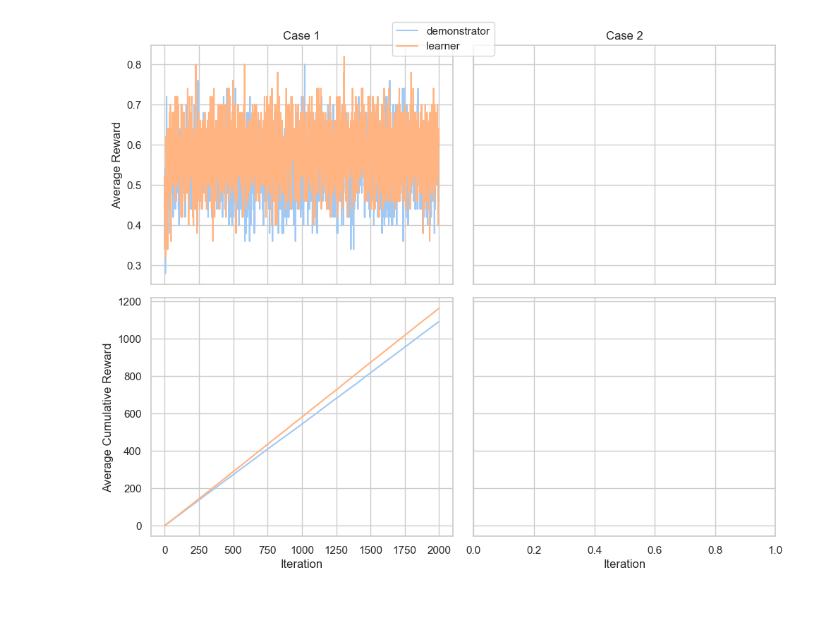
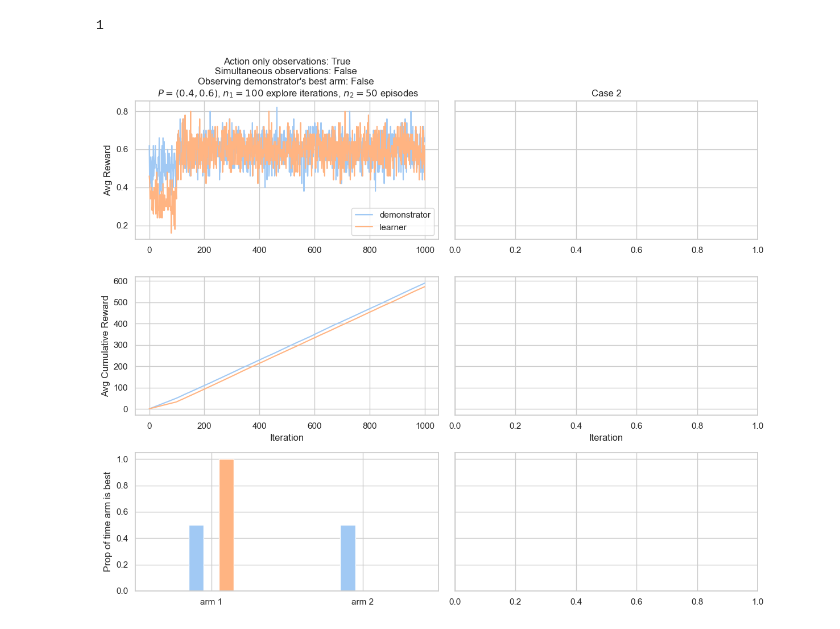
Before and after one commit to martinezjulio/socialmotivation, a Jupyter notebook: mamabp.ipynb, the cells around one changed output. Drawn from its saved outputs; the diff is of its cells as text; code cells hidden in the pictures.

Commit message:
updated simulatenous/choice observations and added plots to notebook

```diff
--- a/mamabp.ipynb
+++ b/mamabp.ipynb
@@ -11,12 +11,12 @@ import seaborn as sns
 sns.set_theme(style="whitegrid", palette="pastel")
 # %%
 bandit_config = {}
-bandit_config['payoffs'] = [0.6, 0.3]
+bandit_config['payoffs'] = [0.4, 0.6]
 bandit_config['sampling_distribution'] = 'uniform'
 
 demonstrator_config = {}
-demonstrator_config['num_iterations'] = 2000
-demonstrator_config['num_initial_rounds'] = 10
+demonstrator_config['num_iterations'] = 1000 #160
+demonstrator_config['num_initial_rounds'] = 100
 demonstrator_config['decay'] = None
 demonstrator_config['epsilon'] = None
 demonstrator_config['optimistic'] = None
@@ -33,20 +33,22 @@ learner_config['optimistic'] = demonstrator_config['optimistic']
 learner_config['solver'] = demonstrator_config['solver']
 learner_config['random_agent'] = demonstrator_config['random_agent']
 learner_config['social_agent'] = True
-learner_config['observe_simultaneously'] = True
+learner_config['observe_simultaneously'] = False
 learner_config['observe_action_only'] = True
 learner_config['observe_current_iteration'] = True
 
 num_episodes = 50
 solvers = ['greedy']
+env = bandits.Bandit(bandit_config)
 
 demonstrator_all_rewards = np.empty(shape=(len(solvers),num_episodes, demonstrator_config['num_iterations']),dtype=float)
 demonstrator_all_actions = np.empty(shape=(len(solvers),num_episodes, demonstrator_config['num_iterations']),dtype=float)
+demonstrator_best_arm_estimate_proportions = np.arange(env.num_arms)
 
 learner_all_rewards = np.empty(shape=(len(solvers),num_episodes, learner_config['num_iterations']),dtype=float)
 learner_all_actions = np.empty(shape=(len(solvers),num_episodes, learner_config['num_iterations']),dtype=float)
+learner_best_arm_estimate_proportions = np.arange(env.num_arms)
 
-env = bandits.Bandit(bandit_config)
 for i, solver in enumerate(solvers):
     for j in range(num_episodes):
         demonstrator = banditagents.GreedyAgent(demonstrator_config)
@@ -58,6 +60,12 @@ for i, solver in enumerate(solvers):
 
         learner = banditagents.GreedyAgent(learner_config)
         # run greedy explore
-        learner(env, demonstrator)
+        init_rewards, agent2_rewards = learner(env, demonstrator)
         learner_all_rewards[i,j,:] = learner.reward_history
         learner_all_actions[i,j,:] = learner.arm_id_history
+
+        learner_best_arm_estimate_proportions[learner.best_arm_id]=+1
+        demonstrator_best_arm_estimate_proportions[demonstrator.best_arm_id]=+1
+
+demonstrator_best_arm_estimate_proportions = demonstrator_best_arm_estimate_proportions/np.sum(demonstrator_best_arm_estimate_proportions)
+learner_best_arm_estimate_proportions = learner_best_arm_estimate_proportions/np.sum(learner_best_arm_estimate_proportions)
@@ -63,0 +175,8 @@ for i, solver in enumerate(solvers):
+# %%
+init_mean_payoffs = {} # average payoff using initial rewards
+for key, value in cir.items():
+    init_mean_payoffs[key] = np.mean(value)
+best_arm_id = max(init_mean_payoffs, key=init_mean_payoffs.get)
+best_arm_id
+# %% [output]
+1
@@ -64,34 +193,58 @@ for i, solver in enumerate(solvers):
 # %%
 demonstrator_mean_reward_per_iteration = np.mean(demonstrator_all_rewards, axis=1)
 demonstrator_sd_reward_per_iteration = np.mean(demonstrator_all_rewards, axis=1)
 demonstrator_mean_cumulative_reward = np.cumsum(demonstrator_mean_reward_per_iteration,axis=1)
+demonstrator_mean_cumulative_reward_after_exploration = np.cumsum(demonstrator_mean_reward_per_iteration[:,demonstrator_config['num_initial_rounds']:],axis=1)
 
 learner_mean_reward_per_iteration = np.mean(learner_all_rewards, axis=1)
 learner_sd_reward_per_iteration = np.mean(learner_all_rewards, axis=1)
 learner_mean_cumulative_reward = np.cumsum(learner_mean_reward_per_iteration,axis=1)
+learner_mean_cumulative_reward_after_exploration = np.cumsum(learner_mean_reward_per_iteration[:,demonstrator_config['num_initial_rounds']:],axis=1)
 
-fig, axes = plt.subplots(nrows=2,ncols=2, figsize=(10,8), sharex='col', sharey='row')
+fig, axes = plt.subplots(nrows=3,ncols=2, figsize=(12,10), sharex=False, sharey='row')
 
-for i, agent_type in enumerate(solvers):
-    axes[0,0].plot(demonstrator_mean_reward_per_iteration[i], label=agent_type)
+for i, solver in enumerate(solvers):
+    axes[0,0].plot(demonstrator_mean_reward_per_iteration[i], label='demonstrator')
+    axes[0,0].plot(learner_mean_reward_per_iteration[i], label='learner')
+
     axes[1,0].plot(demonstrator_mean_cumulative_reward[i], label='demonstrator')
-
-    axes[0,0].plot(learner_mean_reward_per_iteration[i], label=agent_type)
     axes[1,0].plot(learner_mean_cumulative_reward[i], label='learner')
 
+    #axes[2,0].plot(demonstrator_mean_cumulative_reward_after_exploration[i], label='demonstrator')
+    #axes[2,0].plot(learner_mean_cumulative_reward_after_exploration[i], label='learner')
 
-axes[1,0].set_ylabel('Average Cumulative Reward')
-axes[0,0].set_ylabel('Average Reward')
+    width = 0.1
+    axes[2,0].bar(env.arm_ids+1-width, demonstrator_best_arm_estimate_proportions, width, label='demonstrator')
+    axes[2,0].bar(env.arm_ids + width, learner_best_arm_estimate_proportions, width, label='learner')
+    axes[2,0].set_xlim([0.5,2.5])
+    axes[2,0].set_xticks([1, 2])
+    axes[2,0].set_xticklabels(['arm 1', 'arm 2'])
+
+
+axes[0,0].set_ylabel('Avg Reward')
+axes[1,0].set_ylabel('Avg Cumulative Reward')
+#axes[2,0].set_ylabel('Avg Cumulative Reward After Exp')
+axes[2,0].set_ylabel('Prop of time arm is best')
+
 axes[1,0].set_xlabel('Iteration')
 axes[1,1].set_xlabel('Iteration')
-axes[0,0].set_title('Case 1')
+axes[0,0].set_title("Action only observations: {}\n Simultaneous observations: {}  \nObserving demonstrator's best arm: {} \n $P=({},{})$, $n_1={}$ explore iterations, $n_2={}$ episodes".format(
+    learner_config['observe_action_only'],
+    learner_config['observe_simultaneously'],
+    not learner_config['observe_current_iteration'],
+    bandit_config['payoffs'][0],
+    bandit_config['payoffs'][1],
+    demonstrator_config['num_initial_rounds'],
+    num_episodes,
+    ))
 axes[0,1].set_title('Case 2')
-handles, labels = axes[1,0].get_legend_handles_labels()
-fig.legend(handles, labels, loc='upper center')
+axes[0,0].legend()
+#handles, labels = axes[1,0].get_legend_handles_labels()
+#fig.legend(handles, labels, loc='upper left')
 plt.tight_layout()
 plt.show()
 # %% [output]
-[figure, old version]
+[figure, new version]
 # %% [markdown]
 # try different learners
 1. observe simultaneously
```
Also changed, not shown: parts of 11 cells of this notebook, 1 other file.
